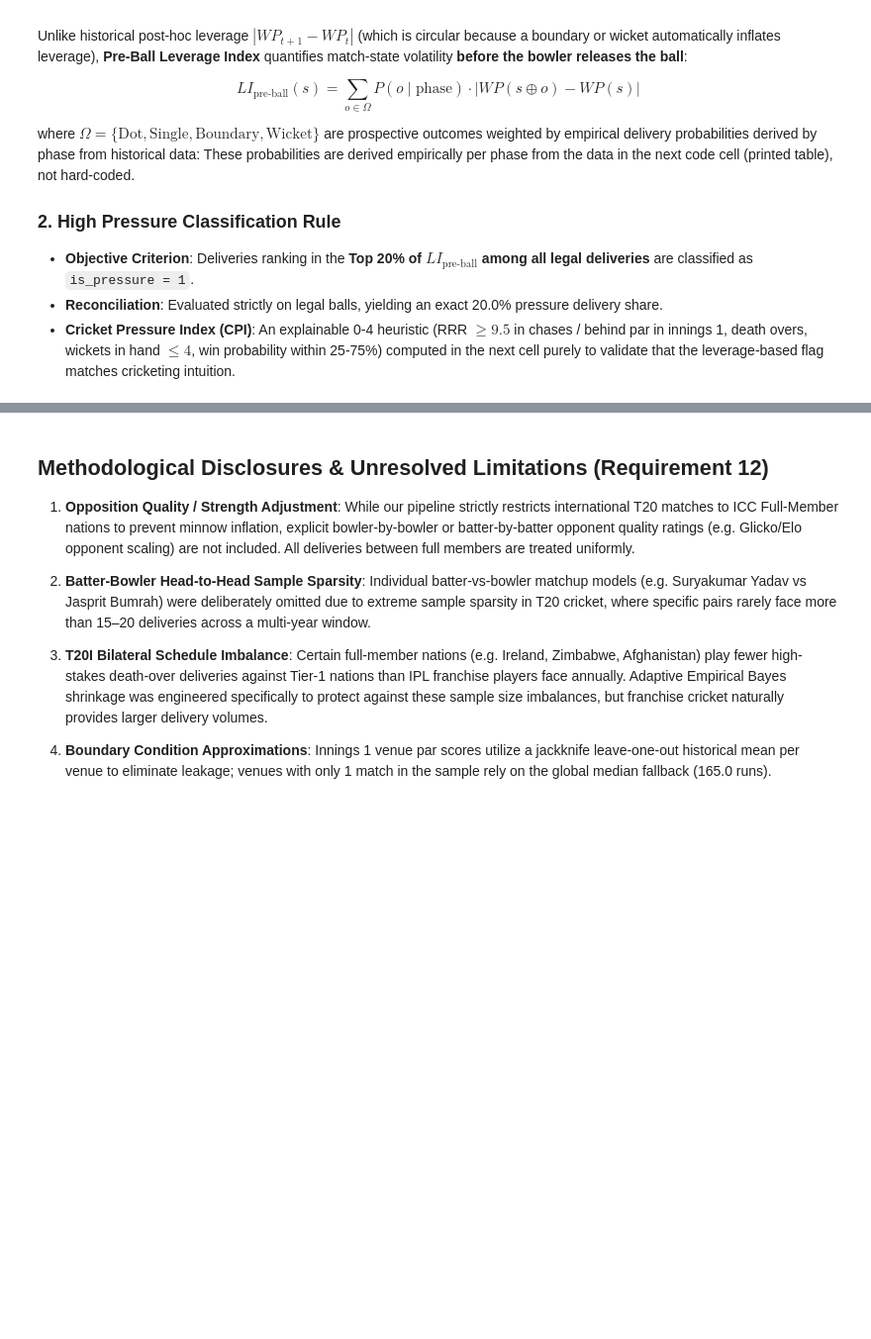
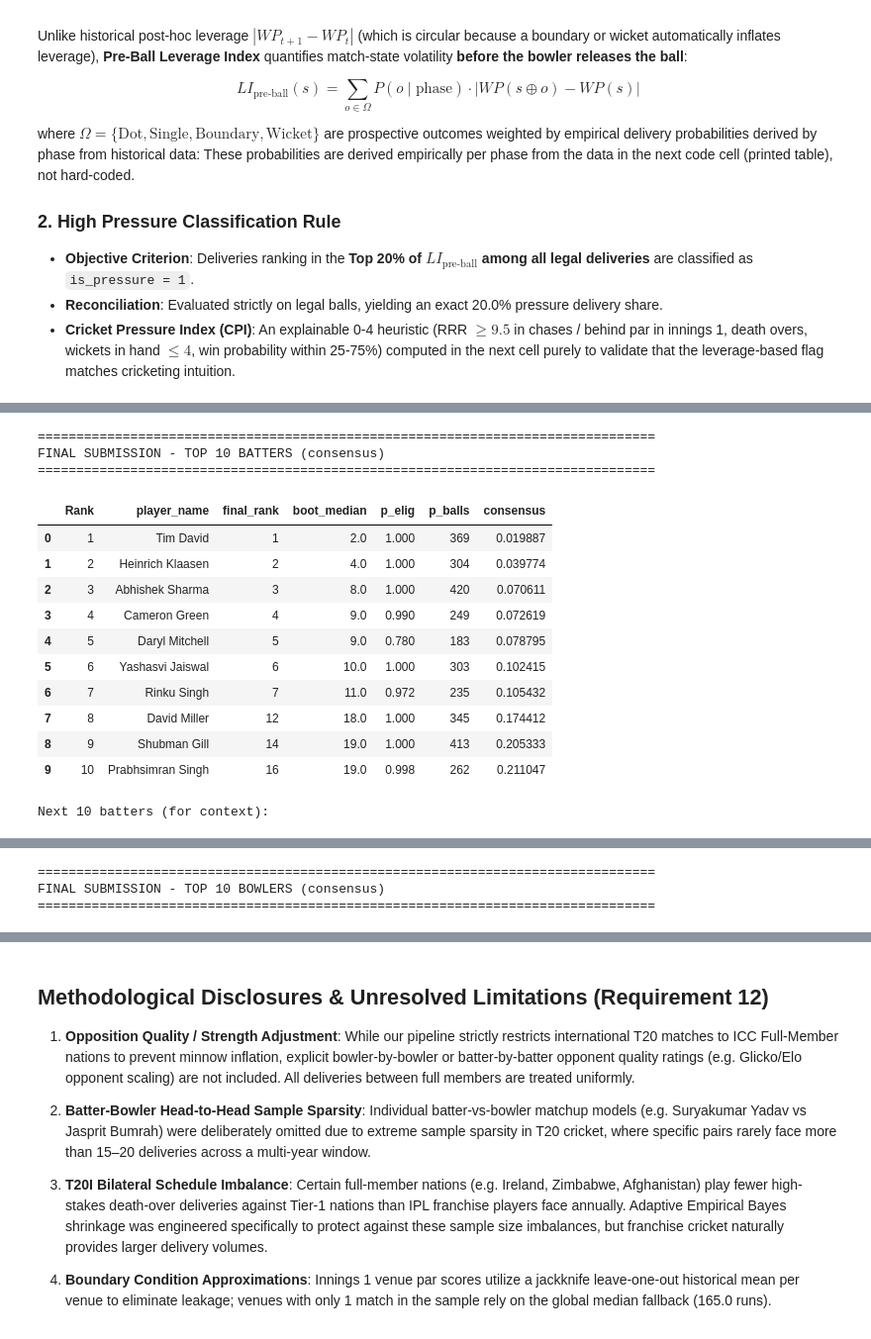
Before and after one commit to YashasP19/RR-ML-Submission, a Jupyter notebook: Final_v2.ipynb, the cells around one changed output, grey strips where cells are left out. Shown at 99% size. Saved outputs shown, nothing was run; the diff lists cells and outputs as text; code cells hidden in the pictures; blank space fills up the shorter version.

```diff
--- a/Final_v2.ipynb
+++ b/Final_v2.ipynb
@@ -1483,0 +1571,77 @@ print("\nExported top10_batters_consensus.csv and top10_bowlers_consensus.csv -
+# %%
+# CELL 16 — CONSENSUS FINAL RANKING (baseline + bootstrap median + eligibility-cutoff variants)
+ELIG_FLOOR_TOP3 = 0.75   # podium (ranks 1-3)
+ELIG_FLOOR_TOP10 = 0.70  # everyone else in the top 10
+
+def consensus_table(elig, stats_all, id_col, rank_fn, cuts, base_cut, label):
+    n = len(elig)
+    t = elig[[id_col, 'player_name', 'final_rank', 'boot_median', 'p_elig', 'p_balls']].copy()
+    t['pct_base'] = t['final_rank'] / n
+    t['pct_boot'] = t['boot_median'].fillna(n) / n
+    var = []
+    for cut in cuts:
+        if cut == base_cut: continue
+        d = rank_fn(cut)
+        var.append(pd.Series((d['rank'] / len(d)).values, index=d[id_col].values))
+    if var:
+        cutdf = pd.concat(var, axis=1)
+        t['pct_cut'] = t[id_col].map(cutdf.mean(axis=1))
+    else:
+        t['pct_cut'] = np.nan
+    t['pct_cut'] = t['pct_cut'].fillna(t['pct_base'])
+    t['consensus'] = (t['pct_base'] + t['pct_boot'] + t['pct_cut']) / 3.0
+    t = t.sort_values('consensus').reset_index(drop=True)
+    # P(eligible) floor for the podium: ineligible-risk players cannot take ranks 1-3
+    # Eligibility floors: podium needs >= 75%, the rest of the top 10 needs >= 70%.
+    podium = t[t['p_elig'] >= ELIG_FLOOR_TOP3].head(3)
+    others = t[(t['p_elig'] >= ELIG_FLOOR_TOP10) & ~t.index.isin(podium.index)].head(7)
+    rest = t[~t.index.isin(podium.index) & ~t.index.isin(others.index)]
+    final = pd.concat([podium, others, rest]).reset_index(drop=True)
+    final['Rank'] = np.arange(1, len(final) + 1)
+    return final
+
+bat_cons  = consensus_table(bat_eligible,  bat_stats,  'striker_id', _rank_batters_at, [100, 150, 200, 250], 150, 'batters')
+bowl_cons = consensus_table(bowl_eligible, bowl_stats, 'bowler_id',  _rank_bowlers_at, [150, 200, 250, 300], 250, 'bowlers')
+
+cols = ['Rank', 'player_name', 'final_rank', 'boot_median', 'p_elig', 'p_balls', 'consensus']
+print("=" * 80); print("FINAL SUBMISSION - TOP 10 BATTERS (consensus)"); print("=" * 80)
+display(bat_cons.head(10)[cols])
+print("\nNext 10 batters (for context):"); display(bat_cons.iloc[10:20][cols])
+print("=" * 80); print("FINAL SUBMISSION - TOP 10 BOWLERS (consensus)"); print("=" * 80)
+display(bowl_cons.head(10)[cols])
+print("\nNext 10 bowlers (for context):"); display(bowl_cons.iloc[10:20][cols])
+
+def where_is(names, cons, stats_all, count_col='p_balls'):
+    for nm in names:
+        hit = cons[cons['player_name'].astype(str).str.contains(nm, case=False, na=False)]
+        if len(hit):
+            r = hit.iloc[0]; print(f"  {r['player_name']:<22} consensus rank {int(r['Rank']):>2} / {len(cons)} (baseline {int(r['final_rank'])}, P(elig) {r['p_elig']:.0%})")
+        else:
+            h2 = stats_all[stats_all['player_name'].astype(str).str.contains(nm, case=False, na=False)]
+            if len(h2): print(f"  {h2.iloc[0]['player_name']:<22} NOT ELIGIBLE (pressure balls = {int(h2.iloc[0][count_col])})")
+            else: print(f"  {nm:<22} not found in scope")
+print("\nSpot-check - notable batters:")
+where_is(['Abhishek Sharma', 'Pooran', 'Buttler', 'Suryakumar', 'Kohli', 'Rinku', 'Samson'], bat_cons, bat_stats)
+print("Spot-check - notable bowlers:")
+where_is(['Bumrah', 'Rashid Khan', 'Arshdeep', 'Pathirana', 'Narine', 'Chakravarthy', 'Siraj'], bowl_cons, bowl_stats)
+
+assert bat_cons.head(10)['player_name'].nunique() == 10 and bowl_cons.head(10)['player_name'].nunique() == 10
+bat_cons.head(10)[cols].to_csv('top10_batters_consensus.csv', index=False)
+bowl_cons.head(10)[cols].to_csv('top10_bowlers_consensus.csv', index=False)
+print("\nExported top10_batters_consensus.csv and top10_bowlers_consensus.csv - SUBMIT THESE.")
+# %% [output]
+================================================================================
+FINAL SUBMISSION - TOP 10 BATTERS (consensus)
+================================================================================
+|  | Rank | player_name | final_rank | boot_median | p_elig | p_balls | consensus |
+| 0 | 1 | Tim David | 1 | 2.0 | 1.000 | 369 | 0.019887 |
+| 1 | 2 | Heinrich Klaasen | 2 | 4.0 | 1.000 | 304 | 0.039774 |
+| 2 | 3 | Abhishek Sharma | 3 | 8.0 | 1.000 | 420 | 0.070611 |
+| 3 | 4 | Cameron Green | 4 | 9.0 | 0.990 | 249 | 0.072619 |
+| 4 | 5 | Daryl Mitchell | 5 | 9.0 | 0.780 | 183 | 0.078795 |
+| 5 | 6 | Yashasvi Jaiswal | 6 | 10.0 | 1.000 | 303 | 0.102415 |
+| 6 | 7 | Rinku Singh | 7 | 11.0 | 0.972 | 235 | 0.105432 |
+| 7 | 8 | David Miller | 12 | 18.0 | 1.000 | 345 | 0.174412 |
+| 8 | 9 | Shubman Gill | 14 | 19.0 | 1.000 | 413 | 0.205333 |
+| 9 | 10 | Prabhsimran Singh | 16 | 19.0 | 0.998 | 262 | 0.211047 |
+Next 10 batters (for context):
@@ -1483,0 +1659,3 @@ print("\nExported top10_batters_consensus.csv and top10_bowlers_consensus.csv -
+================================================================================
+FINAL SUBMISSION - TOP 10 BOWLERS (consensus)
+================================================================================
```
Also changed, not shown: parts of 18 cells of this notebook, 46 other files.
